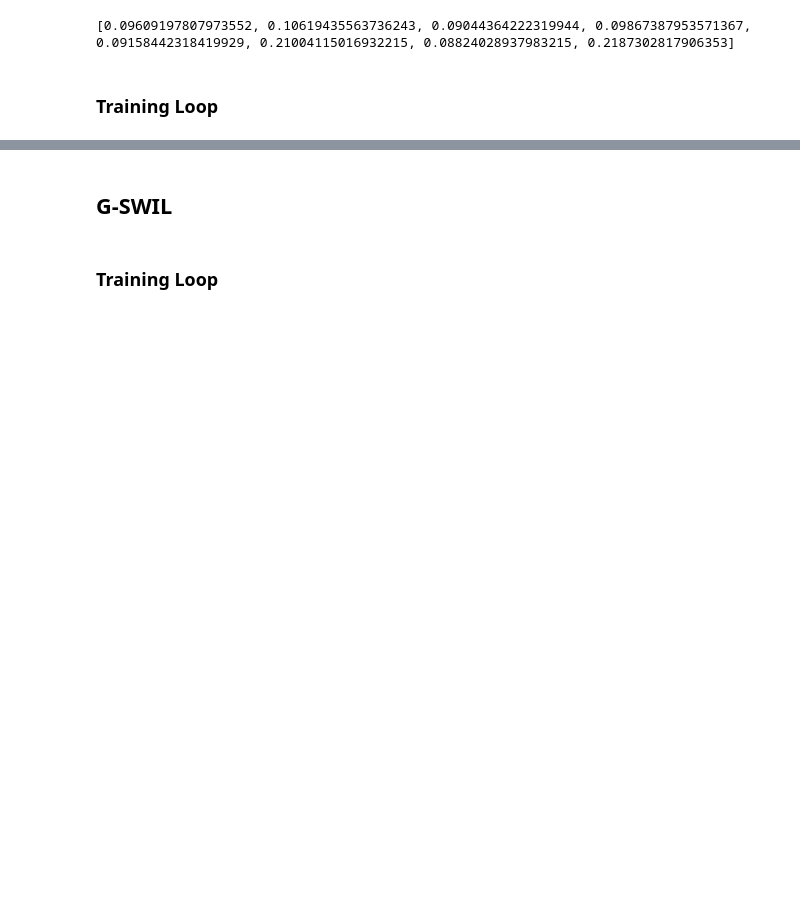
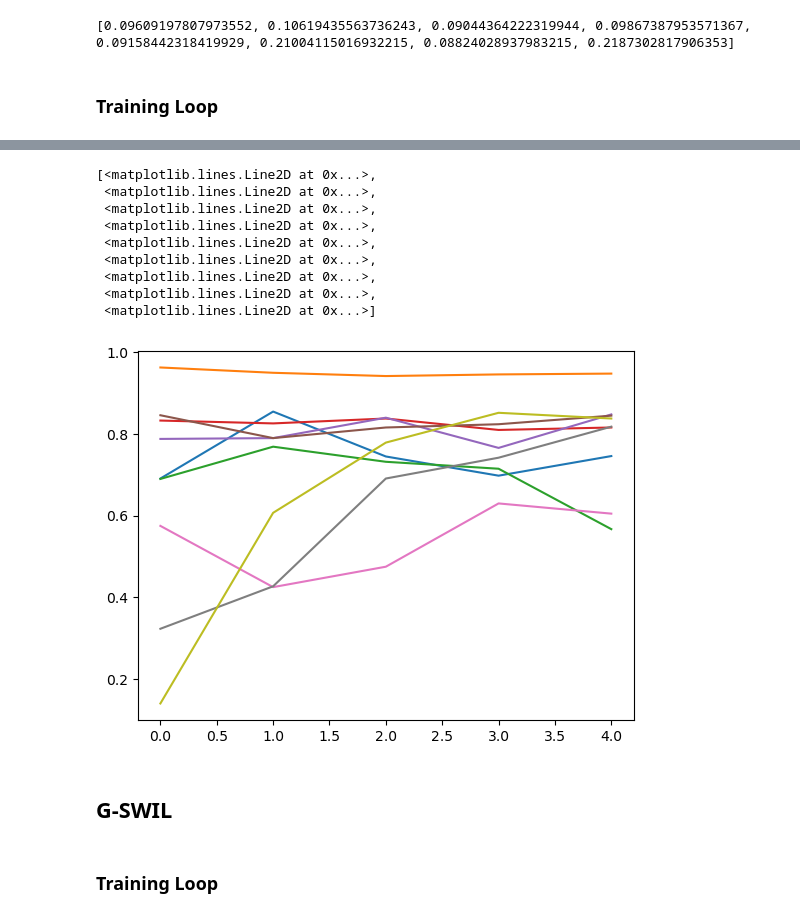
Before and after one commit to mmcinnestaylor/CS394N, a Jupyter notebook: src/retrain_model.ipynb, the cells around one changed output, grey strips where cells are left out. Cells and saved outputs as stored; diff of their text form; code cells hidden in the pictures; blank space fills up the shorter version.

```diff
--- a/src/retrain_model.ipynb
+++ b/src/retrain_model.ipynb
@@ -212,3 +219,14 @@ def test(dataloader, model, loss_fn, device, swap=False, swap_labels=[], classes
         f"Test Error: \n Accuracy: {(100*correct):>0.1f}%, Avg loss: {test_loss:>8f} \n")
 
     return test_loss, np.asarray(y_pred_list), np.asarray(targets), 100*correct
+# %%
+if model_selection == 'linear':
+    swil_model = add_output_nodes(ckpt_file, arch='linear', device=device)
+    swil_model.input_layer.requires_grad_(False)
+elif model_selection == 'cnn-demo':
+    swil_model = add_output_nodes(ckpt_file, arch='cnn-demo')
+    swil_model.conv1.requires_grad_(False)
+    swil_model.conv2.requires_grad_(False)
+    swil_model.fc1.requires_grad_(False)
+
+swil_model = swil_model.to(device)
@@ -214,0 +236,16 @@ def test(dataloader, model, loss_fn, device, swap=False, swap_labels=[], classes
+# %%
+with open(r'./data/fmnist_sim_scores_boot.txt', 'r') as fp:
+    sim_scores = [float(i) for i in fp.readlines()]
+
+sim_sum = sum(sim_scores)
+sim_scores
+
+sim_norms = [x/sim_sum for x in sim_scores]
+
+boots_sample_size = 75
+sim_sample_sizes = [27 if x < 0.2 else int(x * boots_sample_size*3.52) for x in sim_norms] + [75]
+#sim_scores = np.load('./data/fmnist_sim_scores_boot2.npy')
+print(sim_sample_sizes)
+
+sim_sample_sizes = np.load('./data/fmnist_sim_scores_boot2.npy')
+print(np.array(sim_sample_sizes.tolist(),dtype='uint8'))
@@ -331,5 +500,18 @@ Test Error:
 
 Done!
+# %%
+plt.plot(recalls.T)
+# %% [output]
+[<matplotlib.lines.Line2D at 0x...>,
+ <matplotlib.lines.Line2D at 0x...>,
+ <matplotlib.lines.Line2D at 0x...>,
+ <matplotlib.lines.Line2D at 0x...>,
+ <matplotlib.lines.Line2D at 0x...>,
+ <matplotlib.lines.Line2D at 0x...>,
+ <matplotlib.lines.Line2D at 0x...>,
+ <matplotlib.lines.Line2D at 0x...>,
+ <matplotlib.lines.Line2D at 0x...>]
+[figure, added]
 # %% [markdown]
 ## G-SWIL
 # %%
```
Also changed, not shown: parts of 7 cells of this notebook.
